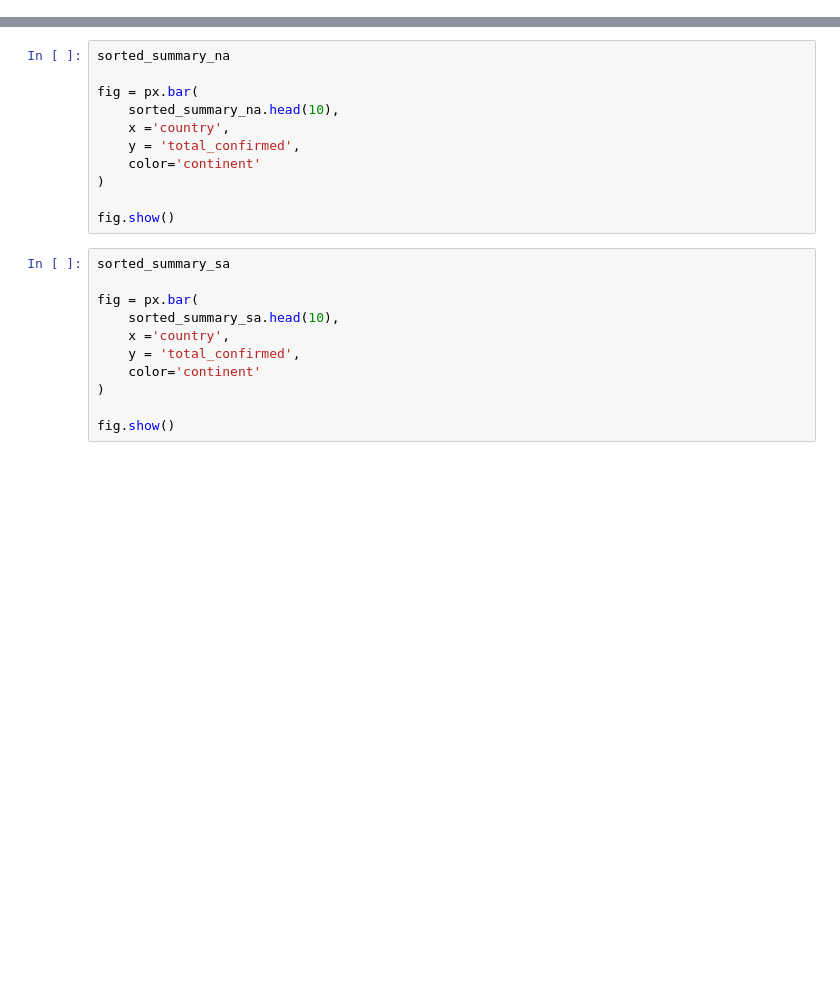
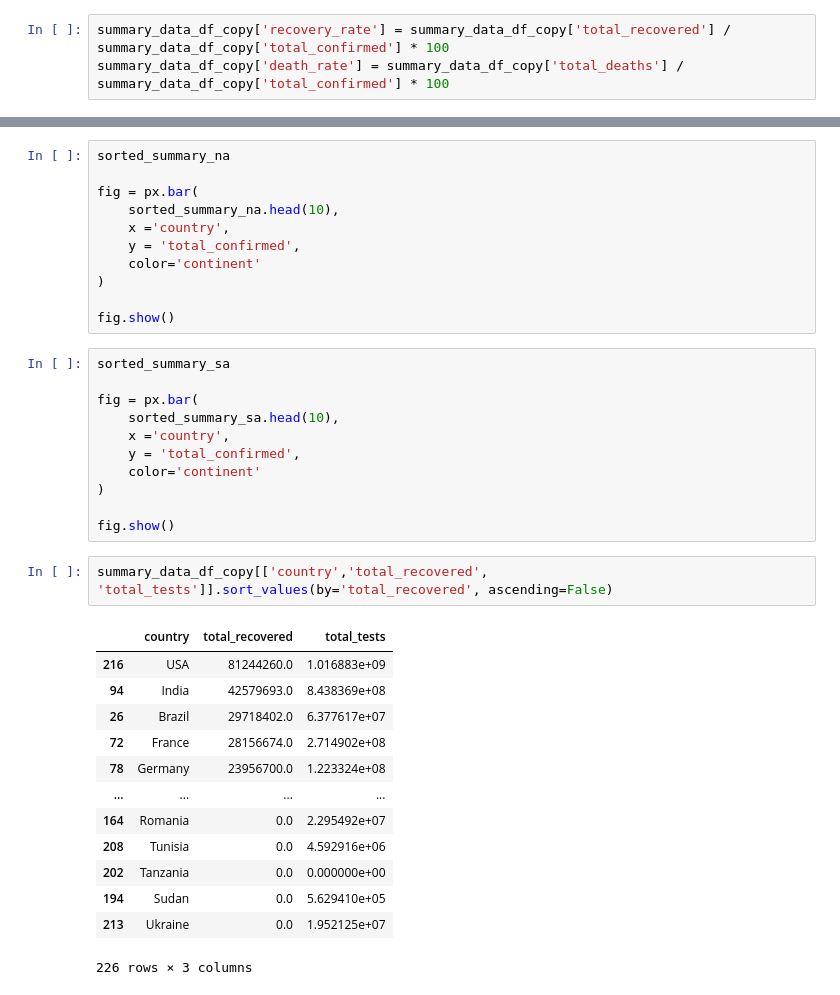
Before and after one commit to Alexander040105/ids-group-case-study, a Jupyter notebook: midterm_act1/midterm_act1.ipynb, the cells around one changed output, grey strips where cells are left out. Saved outputs shown, nothing was run; the diff lists cells and outputs as text; blank space fills up the shorter version.

```diff
--- a/midterm_act1/midterm_act1.ipynb
+++ b/midterm_act1/midterm_act1.ipynb
@@ -88,3 +100,6 @@ summary_data_df_copy[summary_data_df_copy['continent'] == 'Asia']
 | 217 | Uzbekistan | Asia | 238802 | 1637.0 | 236974.0 | 191.0 | 23.0 | ... |
 | 220 | Viet Nam | Asia | 10696630 | 43065.0 | 9355040.0 | 1298525.0 | 340.0 | ... |
 | 223 | Yemen | Asia | 11819 | 2149.0 | 9009.0 | 661.0 | 23.0 | ... |
+# %%
+summary_data_df_copy['recovery_rate'] = summary_data_df_copy['total_recovered'] / summary_data_df_copy['total_confirmed'] * 100
+summary_data_df_copy['death_rate'] = summary_data_df_copy['total_deaths'] / summary_data_df_copy['total_confirmed'] * 100
@@ -210,3 +253,19 @@ fig = px.bar(
 )
 
 fig.show()
+# %%
+summary_data_df_copy[['country','total_recovered', 'total_tests']].sort_values(by='total_recovered', ascending=False)
+# %% [output]
+|  | country | total_recovered | total_tests |
+| 216 | USA | 81244260.0 | 1.016883e+09 |
+| 94 | India | 42579693.0 | 8.438369e+08 |
+| 26 | Brazil | 29718402.0 | 6.377617e+07 |
+| 72 | France | 28156674.0 | 2.714902e+08 |
+| 78 | Germany | 23956700.0 | 1.223324e+08 |
+| ... | ... | ... | ... |
+| 164 | Romania | 0.0 | 2.295492e+07 |
+| 208 | Tunisia | 0.0 | 4.592916e+06 |
+| 202 | Tanzania | 0.0 | 0.000000e+00 |
+| 194 | Sudan | 0.0 | 5.629410e+05 |
+| 213 | Ukraine | 0.0 | 1.952125e+07 |
+226 rows × 3 columns
```
Also changed, not shown: parts of 7 cells of this notebook, 3 other files.
